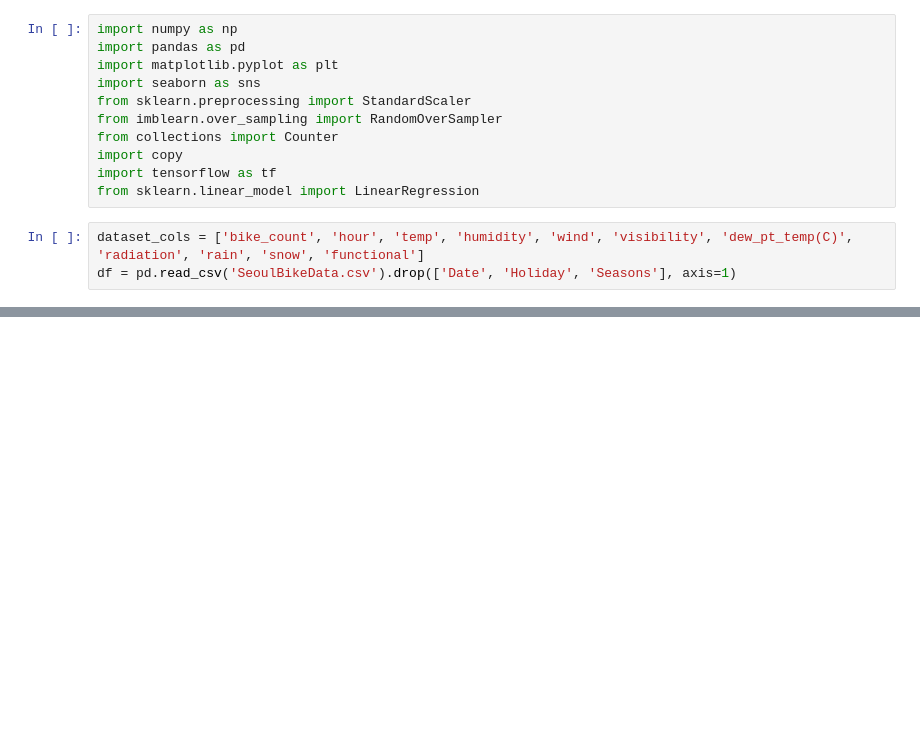
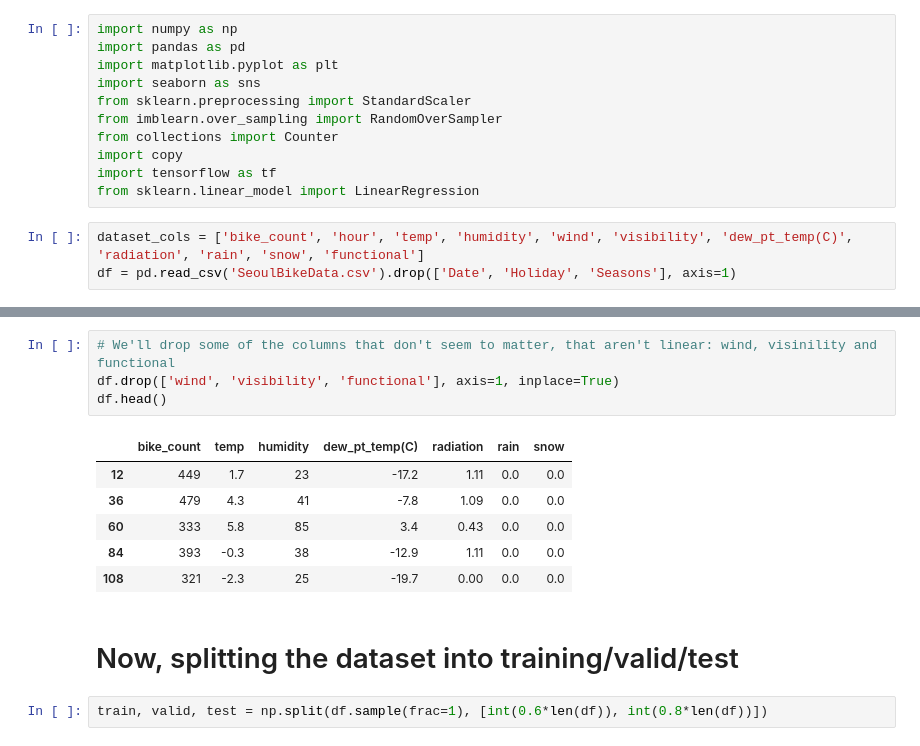
Before and after one commit to Kosher-T/Colab_Projects, a Jupyter notebook: fcc_bikes_regression.ipynb, the cells around one changed output, grey strips where cells are left out. Cells and saved outputs as stored; diff of their text form; blank space fills up the shorter version.

```diff
--- a/fcc_bikes_regression.ipynb
+++ b/fcc_bikes_regression.ipynb
@@ -26,0 +48,15 @@ df.head()
+# %%
+# We'll drop some of the columns that don't seem to matter, that aren't linear: wind, visinility and functional
+df.drop(['wind', 'visibility', 'functional'], axis=1, inplace=True)
+df.head()
+# %% [output]
+|  | bike_count | temp | humidity | dew_pt_temp(C) | radiation | rain | snow |
+| 12 | 449 | 1.7 | 23 | -17.2 | 1.11 | 0.0 | 0.0 |
+| 36 | 479 | 4.3 | 41 | -7.8 | 1.09 | 0.0 | 0.0 |
+| 60 | 333 | 5.8 | 85 | 3.4 | 0.43 | 0.0 | 0.0 |
+| 84 | 393 | -0.3 | 38 | -12.9 | 1.11 | 0.0 | 0.0 |
+| 108 | 321 | -2.3 | 25 | -19.7 | 0.00 | 0.0 | 0.0 |
+# %% [markdown]
+# Now, splitting the dataset into training/valid/test
+# %%
+train, valid, test = np.split(df.sample(frac=1), [int(0.6*len(df)), int(0.8*len(df))])
```
Also changed, not shown: parts of 3 cells of this notebook.
